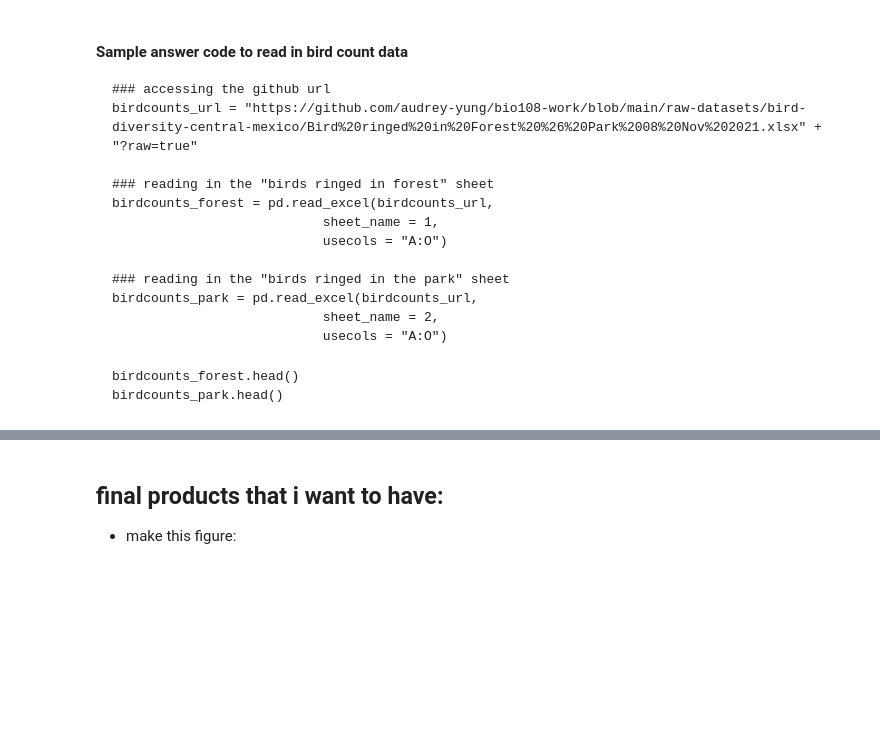
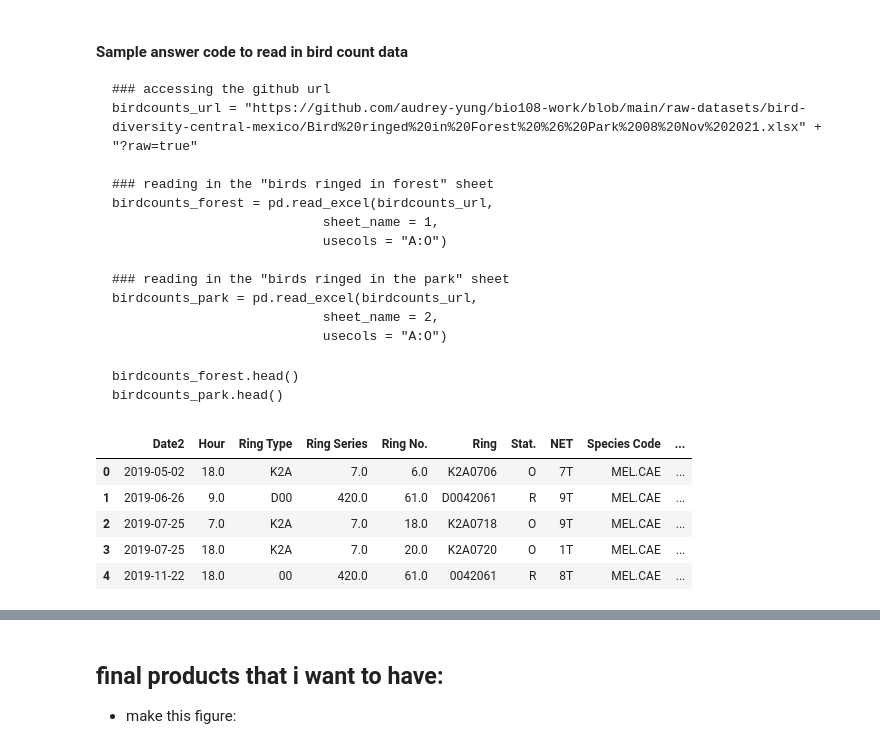
Before and after one commit to audrey-yung/bio108-work, a Jupyter notebook: bird_diversity_mexico.ipynb, the cells around one changed output, grey strips where cells are left out. Drawn from its saved outputs; the diff is of its cells as text; code cells hidden in the pictures; blank space fills up the shorter version.

```diff
--- a/bird_diversity_mexico.ipynb
+++ b/bird_diversity_mexico.ipynb
@@ -128,0 +152,9 @@ birdcounts_park.head()
+# %%
+birdcounts_park.head()
+# %% [output]
+|  | Date2 | Hour | Ring Type | Ring Series | Ring No. | Ring | Stat. | NET | Species Code | ... |
+| 0 | 2019-05-02 | 18.0 | K2A | 7.0 | 6.0 | K2A0706 | O | 7T | MEL.CAE | ... |
+| 1 | 2019-06-26 | 9.0 | D00 | 420.0 | 61.0 | D0042061 | R | 9T | MEL.CAE | ... |
+| 2 | 2019-07-25 | 7.0 | K2A | 7.0 | 18.0 | K2A0718 | O | 9T | MEL.CAE | ... |
+| 3 | 2019-07-25 | 18.0 | K2A | 7.0 | 20.0 | K2A0720 | O | 1T | MEL.CAE | ... |
+| 4 | 2019-11-22 | 18.0 | 00 | 420.0 | 61.0 | 0042061 | R | 8T | MEL.CAE | ... |
```
Also changed, not shown: parts of 26 cells of this notebook.
